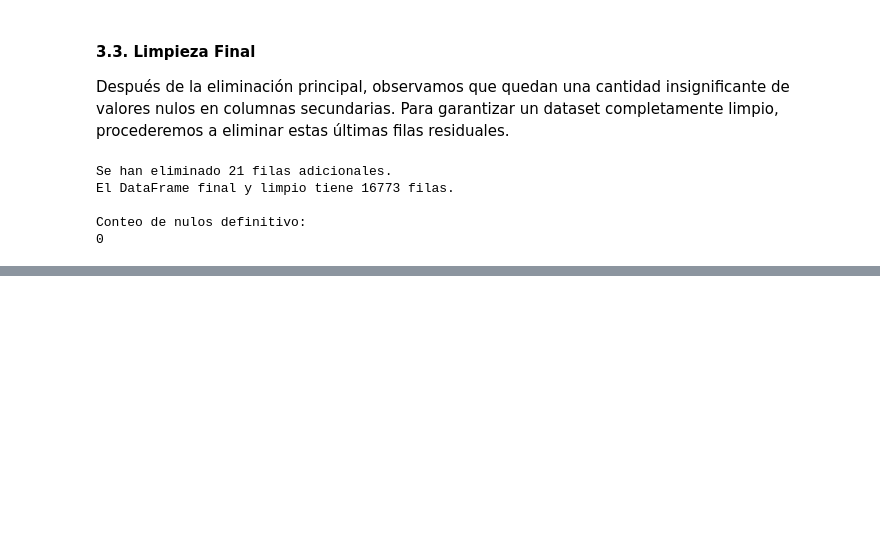
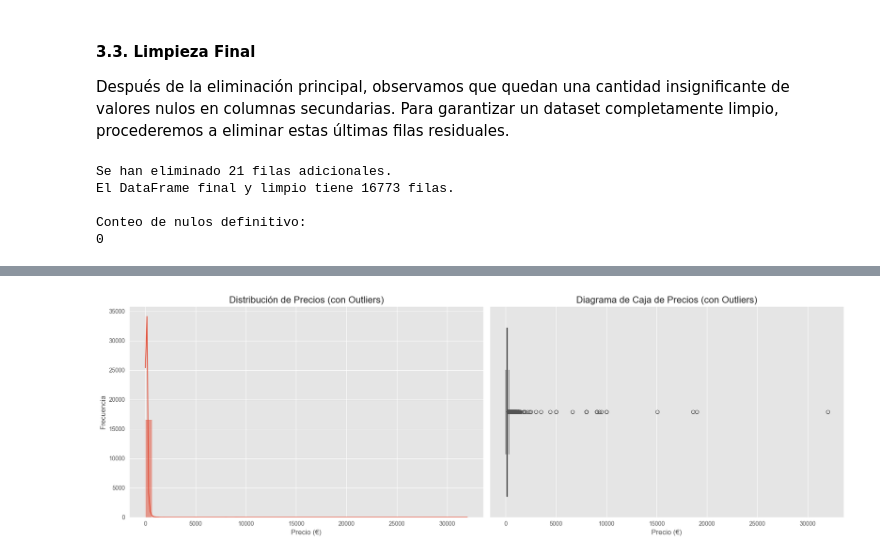
Before and after one commit to robervaca01/airbnb-madrid-analysis, a Jupyter notebook: notebooks/01-EDA-Airbnb-Madrid.ipynb, the cells around one changed output, grey strips where cells are left out. Cells and saved outputs as stored; diff of their text form; code cells hidden in the pictures; blank space fills up the shorter version.

```diff
--- a/notebooks/01-EDA-Airbnb-Madrid.ipynb
+++ b/notebooks/01-EDA-Airbnb-Madrid.ipynb
@@ -240,0 +275,20 @@ Conteo de nulos definitivo:
+# %%
+# Creamos una figura de Matplotlib con 2 subplots (uno al lado del otro)
+fig, axes = plt.subplots(1, 2, figsize=(18, 6))
+
+# Gráfico 1: Histograma del precio
+sns.histplot(df_madrid['price'], bins=50, kde=True, ax=axes[0])
+axes[0].set_title('Distribución de Precios (con Outliers)', fontsize=16)
+axes[0].set_xlabel('Precio (€)')
+axes[0].set_ylabel('Frecuencia')
+
+# Gráfico 2: Boxplot del precio
+sns.boxplot(x=df_madrid['price'], ax=axes[1])
+axes[1].set_title('Diagrama de Caja de Precios (con Outliers)', fontsize=16)
+axes[1].set_xlabel('Precio (€)')
+
+# Mostramos los gráficos
+plt.tight_layout()
+plt.show()
+# %% [output]
+[figure, added]
```
Also changed, not shown: parts of 21 cells of this notebook.
